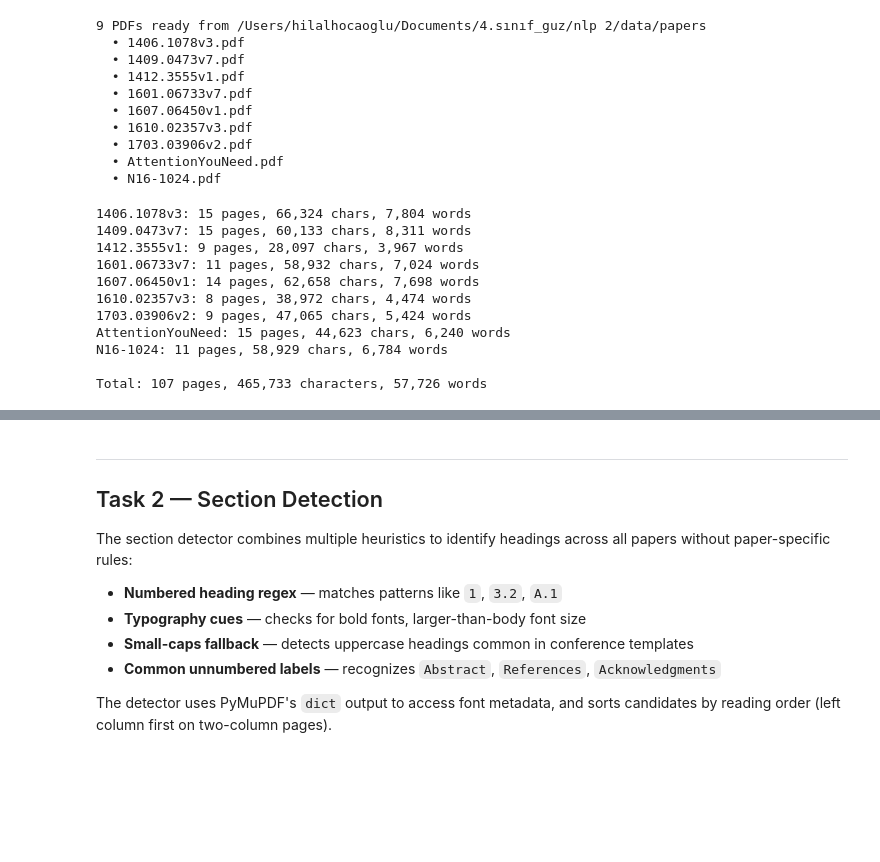
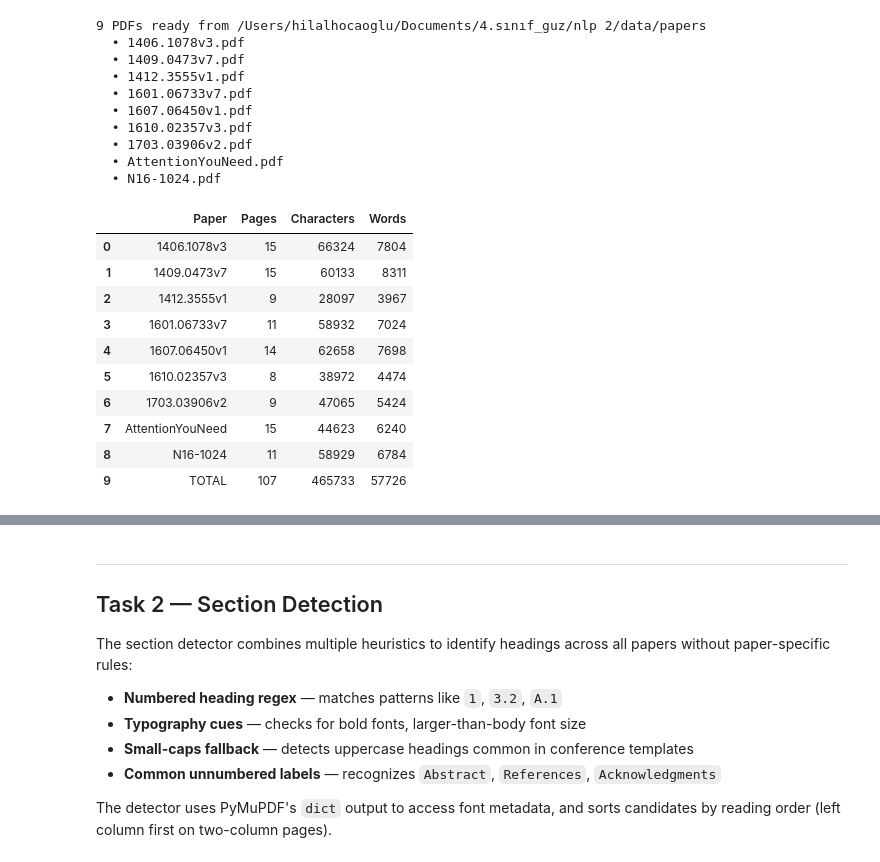
Before and after one commit to HilalHocaoglu/nlp-homework-1-scientific-paper-processing, a Jupyter notebook: notebooks/homework1.ipynb, the cells around one changed output, grey strips where cells are left out. Saved outputs shown, nothing was run; the diff lists cells and outputs as text; code cells hidden in the pictures; blank space fills up the shorter version.

```diff
--- a/notebooks/homework1.ipynb
+++ b/notebooks/homework1.ipynb
@@ -56,29 +56,44 @@ else:
   • AttentionYouNeed.pdf
   • N16-1024.pdf
 # %%
-# Extract text from all PDFs and save page-marked text files
+# Summarize extraction counts for all PDFs in a compact table
+import pandas as pd
+
 results = []
 for pdf_path in PDF_FILES:
     pages = extract_pdf(pdf_path, sort_blocks=SORT_BLOCKS)
     text_path = OUTPUT_DIR / f'{pdf_path.stem}.txt'
     save_extracted_text(pages, text_path)
     stats = document_statistics(pages)
     results.append({'paper': pdf_path.stem, **stats, 'text_file': str(text_path)})
-    print(f"{pdf_path.stem}: {stats['pages']} pages, {stats['characters']:,} chars, {stats['words']:,} words")
 
-print(f"\nTotal: {sum(r['pages'] for r in results)} pages, "
-      f"{sum(r['characters'] for r in results):,} characters, "
-      f"{sum(r['words'] for r in results):,} words")
+extraction_table = pd.DataFrame([
+    {
+        'Paper': row['paper'],
+        'Pages': row['pages'],
+        'Characters': row['characters'],
+        'Words': row['words'],
+    }
+    for row in results
+])
+total_row = pd.DataFrame([{
+    'Paper': 'TOTAL',
+    'Pages': extraction_table['Pages'].sum(),
+    'Characters': extraction_table['Characters'].sum(),
+    'Words': extraction_table['Words'].sum(),
+}])
+extraction_table = pd.concat([extraction_table, total_row], ignore_index=True)
+display(extraction_table)
 # %% [output]
-1406.1078v3: 15 pages, 66,324 chars, 7,804 words
-1409.0473v7: 15 pages, 60,133 chars, 8,311 words
-1412.3555v1: 9 pages, 28,097 chars, 3,967 words
-1601.06733v7: 11 pages, 58,932 chars, 7,024 words
-1607.06450v1: 14 pages, 62,658 chars, 7,698 words
-1610.02357v3: 8 pages, 38,972 chars, 4,474 words
-1703.03906v2: 9 pages, 47,065 chars, 5,424 words
-AttentionYouNeed: 15 pages, 44,623 chars, 6,240 words
-N16-1024: 11 pages, 58,929 chars, 6,784 words
-
-Total: 107 pages, 465,733 characters, 57,726 words
+|  | Paper | Pages | Characters | Words |
+| 0 | 1406.1078v3 | 15 | 66324 | 7804 |
+| 1 | 1409.0473v7 | 15 | 60133 | 8311 |
+| 2 | 1412.3555v1 | 9 | 28097 | 3967 |
+| 3 | 1601.06733v7 | 11 | 58932 | 7024 |
+| 4 | 1607.06450v1 | 14 | 62658 | 7698 |
+| 5 | 1610.02357v3 | 8 | 38972 | 4474 |
+| 6 | 1703.03906v2 | 9 | 47065 | 5424 |
+| 7 | AttentionYouNeed | 15 | 44623 | 6240 |
+| 8 | N16-1024 | 11 | 58929 | 6784 |
+| 9 | TOTAL | 107 | 465733 | 57726 |
 # %%
```
Also changed, not shown: parts of 3 cells of this notebook, 1 other file.
